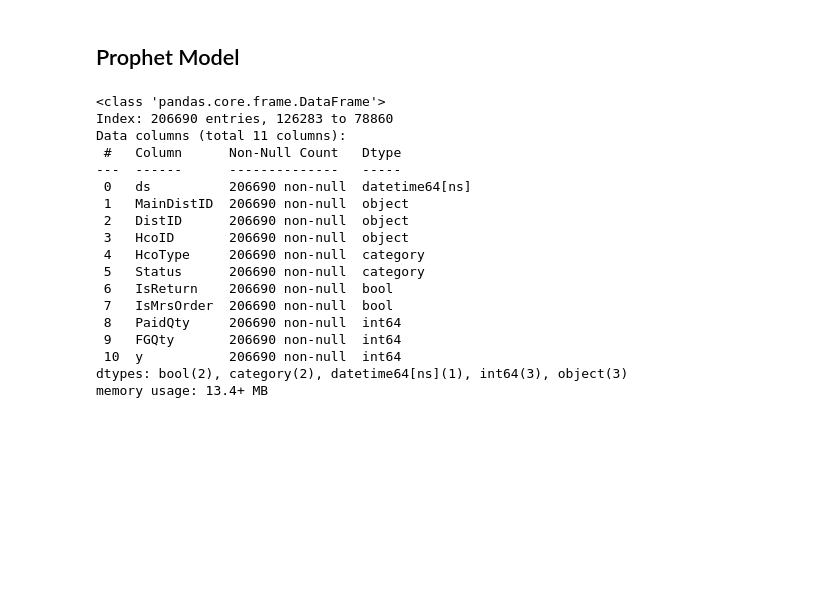
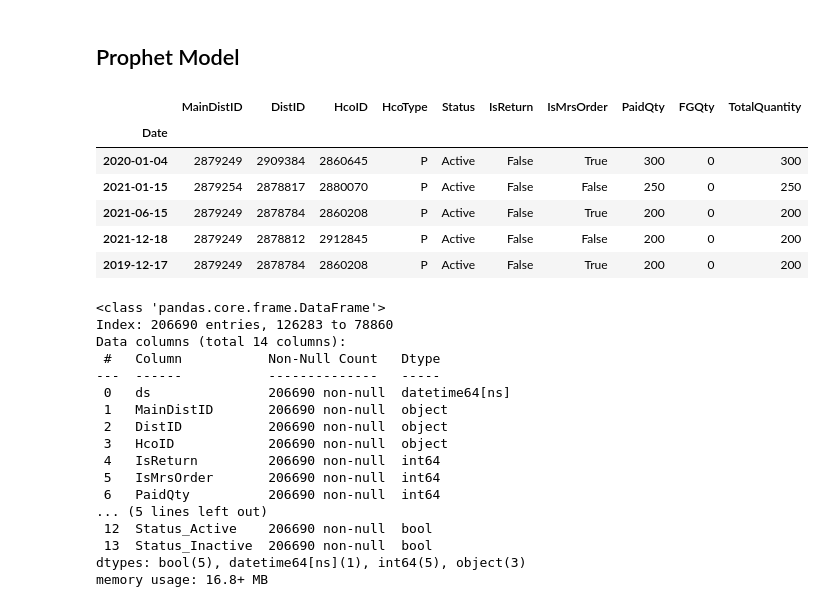
Before and after one commit to senaoz/MIS-492, a Jupyter notebook: models.ipynb, the cells around one changed output. Cells and saved outputs as stored; diff of their text form; code cells hidden in the pictures; blank space fills up the shorter version.

Commit message:
prophet updates

```diff
--- a/models.ipynb
+++ b/models.ipynb
@@ -280,6 +280,16 @@ model_comparison
 | 2 | Gradient Boosting | 0.828833 | 0.999254 |
 # %% [markdown]
 ## Prophet Model
+# %%
+selected_skus_df.sort_values(by='TotalQuantity', ascending=False).head()
+# %% [output]
+|  | MainDistID | DistID | HcoID | HcoType | Status | IsReturn | IsMrsOrder | PaidQty | FGQty | TotalQuantity |
+| Date |  |  |  |  |  |  |  |  |  |  |
+| 2020-01-04 | 2879249 | 2909384 | 2860645 | P | Active | False | True | 300 | 0 | 300 |
+| 2021-01-15 | 2879254 | 2878817 | 2880070 | P | Active | False | False | 250 | 0 | 250 |
+| 2021-06-15 | 2879249 | 2878784 | 2860208 | P | Active | False | True | 200 | 0 | 200 |
+| 2021-12-18 | 2879249 | 2878812 | 2912845 | P | Active | False | False | 200 | 0 | 200 |
+| 2019-12-17 | 2879249 | 2878784 | 2860208 | P | Active | False | True | 200 | 0 | 200 |
 # %%
 from prophet import Prophet
 import matplotlib.pyplot as plt
@@ -292,23 +302,31 @@ prophet_df = prophet_df.rename(columns={'Date': 'ds', 'TotalQuantity': 'y'})
 
 # Ensure the data is sorted by date
 prophet_df = prophet_df.sort_values(by='ds')
+
+# Step 2: Convert categorical features to dummy variables
+# This will convert 'HcoType' and 'Status' to multiple binary columns
+prophet_df = pd.get_dummies(prophet_df, columns=['HcoType', 'Status'])
+
+# Step 3: Convert boolean columns to integers
+prophet_df['IsReturn'] = prophet_df['IsReturn'].astype(int)
+prophet_df['IsMrsOrder'] = prophet_df['IsMrsOrder'].astype(int)
+
 prophet_df.info()
 # %% [output]
 <class 'pandas.core.frame.DataFrame'>
 Index: 206690 entries, 126283 to 78860
-Data columns (total 11 columns):
- #   Column      Non-Null Count   Dtype
----  ------      --------------   -----
- 0   ds          206690 non-null  datetime64[ns]
- 1   MainDistID  206690 non-null  object
- 2   DistID      206690 non-null  object
- 3   HcoID       206690 non-null  object
- 4   HcoType     206690 non-null  category
- 5   Status      206690 non-null  category
- 6   IsReturn    206690 non-null  bool
- 7   IsMrsOrder  206690 non-null  bool
- 8   PaidQty     206690 non-null  int64
- 9   FGQty       206690 non-null  int64
- 10  y           206690 non-null  int64
-dtypes: bool(2), category(2), datetime64[ns](1), int64(3), object(3)
-memory usage: 13.4+ MB
+Data columns (total 14 columns):
+ #   Column           Non-Null Count   Dtype
+---  ------           --------------   -----
+ 0   ds               206690 non-null  datetime64[ns]
+ 1   MainDistID       206690 non-null  object
+ 2   DistID           206690 non-null  object
+ 3   HcoID            206690 non-null  object
+ 4   IsReturn         206690 non-null  int64
+ 5   IsMrsOrder       206690 non-null  int64
+ 6   PaidQty          206690 non-null  int64
+... (5 lines left out)
+ 12  Status_Active    206690 non-null  bool
+ 13  Status_Inactive  206690 non-null  bool
+dtypes: bool(5), datetime64[ns](1), int64(5), object(3)
+memory usage: 16.8+ MB
```
Also changed, not shown: parts of 10 cells of this notebook.
